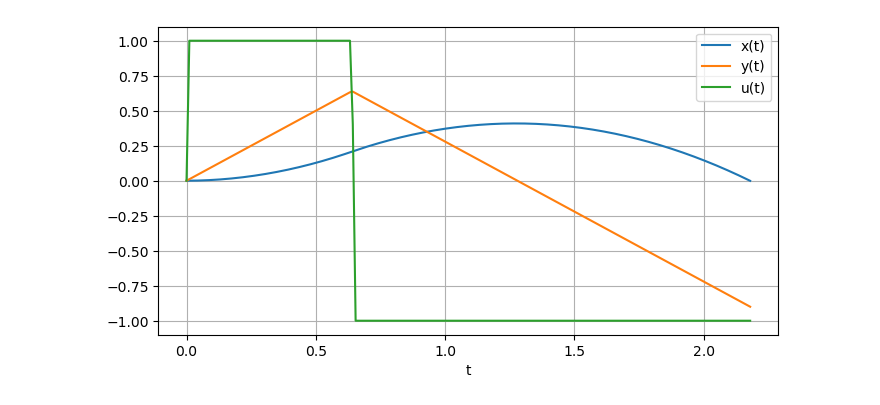
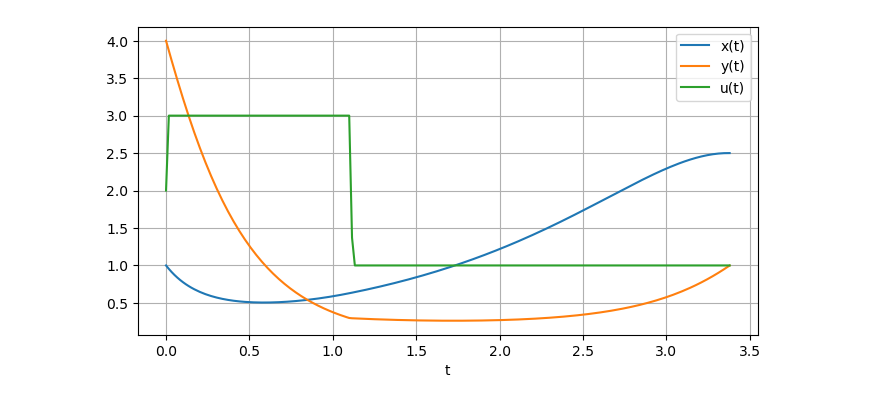
Before and after one commit to lyyric/CSMI_Notes, a Jupyter notebook: M2 S3/Contrôle optimal/TP1.ipynb, the cells around one changed output. Cells and saved outputs as stored; diff of their text form; code cells hidden in the pictures.

```diff
--- a/M2 S3/Contrôle optimal/TP1.ipynb
+++ b/M2 S3/Contrôle optimal/TP1.ipynb
@@ -40,0 +137,9 @@ f*  = -33.0
+# %%
+print("T* =", T.value[0])
+print("y(T) =", y.value[-1])
+
+t = np.linspace(0, T.value[0], nt)
+plt.plot(t, x.value, label='x')
+plt.plot(t, y.value, label='y')
+plt.plot(t, u.value, label='u')
+plt.legend(); plt.grid(); plt.show()
@@ -100,56 +258,62 @@ y(T) = -0.76823916668
 # %%
-alpha = 0.5
-eps   = 0.1
-W     = 1e5
+def solve_insects_time_plus_L2(a=2.0, gamma=1e-2, nt=201, W=1e5, T0=2.0):
+    m = GEKKO(remote=False)
+    m.time = np.linspace(0, 1, nt)
 
-m = GEKKO(remote=False)
+    x = m.Var(value=1.0, lb=1e-8)
+    y = m.Var(value=4.0, lb=1e-8)
+    s = m.Var(value=0.0, lb=0.0)
 
-nt = 201
-m.time = np.linspace(0,1,nt)
+    p = np.zeros(nt); p[-1] = 1.0
+    final = m.Param(value=p)
 
-x = m.Var(value=0.0)
-y = m.Var(value=0.0)
-z = m.Var(value=0.0)
+    T = m.FV(value=T0, lb=0.1, ub=50.0)
+    T.STATUS = 1
 
-p = np.zeros(nt)
-p[-1] = 1.0
-final = m.Param(value=p)
+    u = m.MV(value=2.0, lb=1.0, ub=3.0)
+    u.STATUS = 1
 
-T = m.FV(value=1.0, lb=0.1, ub=50.0)
-T.STATUS = 1
+    m.Equation(x.dt() == T * (x*(1-y)))
+    m.Equation(y.dt() == T * (y*(x-u)))
+    m.Equation(s.dt() == T * (u**2))
 
-u = m.MV(value=0.0, lb=-1.0, ub=1.0)
-u.STATUS = 1
+    m.Minimize(W * (final*(x-a))**2)
+    m.Minimize(W * (final*(y-1))**2)
 
-m.Equation(x.dt() == T * y)
-m.Equation(y.dt() == T * u)
-m.Equation(z.dt() == T * 0.5*(x**2 + y**2))
+    m.Minimize(T)
+    m.Minimize(gamma * (final*s))
 
-m.Minimize(W * (final * x)**2)
+    m.options.IMODE  = 6
+    m.options.SOLVER = 3
+    m.solve(disp=False)
 
-m.Equation(final*(y + 1 - eps) <= 0)
-m.Equation(final*(-y - 1 - eps) <= 0)
+    t = np.linspace(0, T.value[0], nt)
 
-m.Minimize(alpha*T + (1-alpha)*z*final)
+    print("==== Insects: T + gamma*||u||_L2^2 ====")
+    print("a =", a, " gamma =", gamma)
+    print("T* =", T.value[0])
+    print("x(T) =", x.value[-1])
+    print("y(T) =", y.value[-1])
+    print("∫u^2 dt ≈", s.value[-1])
 
-m.options.IMODE = 6
-m.options.SOLVER = 3    # IPOPT
+    plt.figure(figsize=(8,4))
+    plt.plot(t, x.value, label='x(t)')
+    plt.plot(t, y.value, label='y(t)')
+    plt.plot(t, u.value, label='u(t)')
+    plt.xlabel("t")
+    plt.grid(True)
+    plt.legend()
+    plt.show()
 
-m.solve(disp=False)
+    plt.figure(figsize=(5,5))
+    plt.plot(x.value, y.value)
+    plt.xlabel("x")
+    plt.ylabel("y")
+    plt.title("Trajectoire (plan de phase)")
+    plt.grid(True)
+    plt.show()
 
-print("Optimal T* =", T.value[0])
-print("x(T) =", x.value[-1])
-print("y(T) =", y.value[-1])
-print("z(T) =", z.value[-1])
+    return T.value[0], s.value[-1], x.value, y.value, u.value
 
-tm = np.linspace(0, T.value[0], nt)
-
-plt.figure(figsize=(8,4))
-plt.plot(tm, x.value, label='x(t)')
-plt.plot(tm, y.value, label='y(t)')
-plt.plot(tm, u.value, label='u(t)')
-plt.xlabel("t")
-plt.grid(True)
-plt.legend()
-plt.show()
+solve_insects_time_plus_L2(a=2.5, gamma=1e-2)
 # %% [output]
@@ -160 +326 @@ z(T) = 0.29236777267
-[figure, old version]
+[figure, new version]
```
Also changed, not shown: parts of 29 cells of this notebook, 36 other files.
